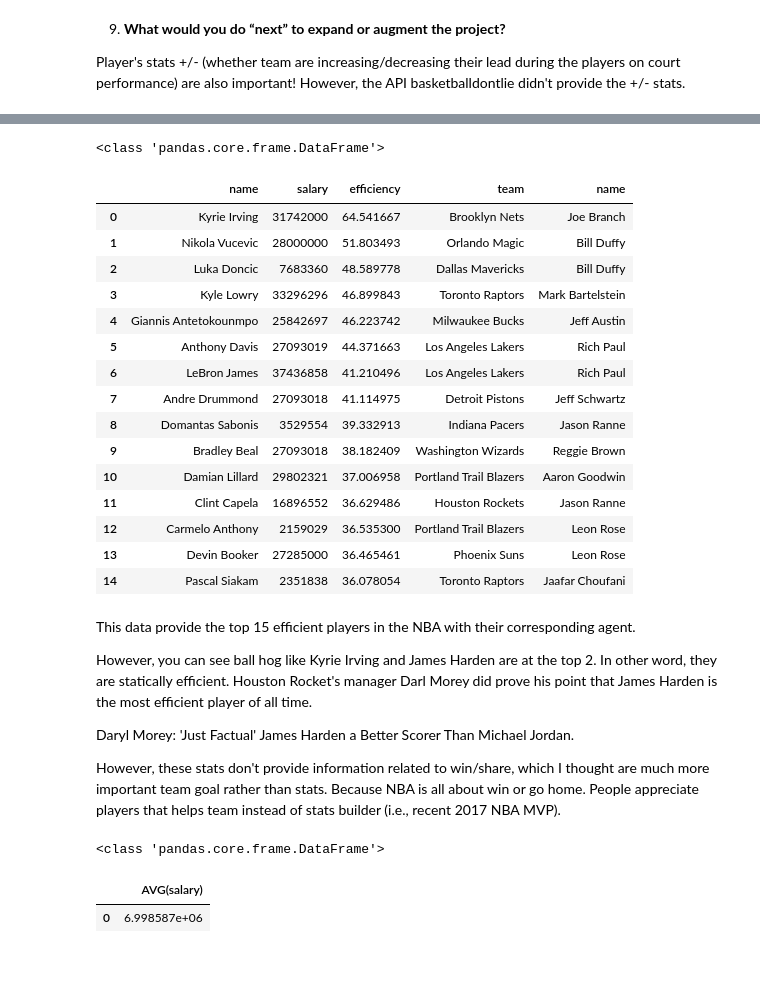
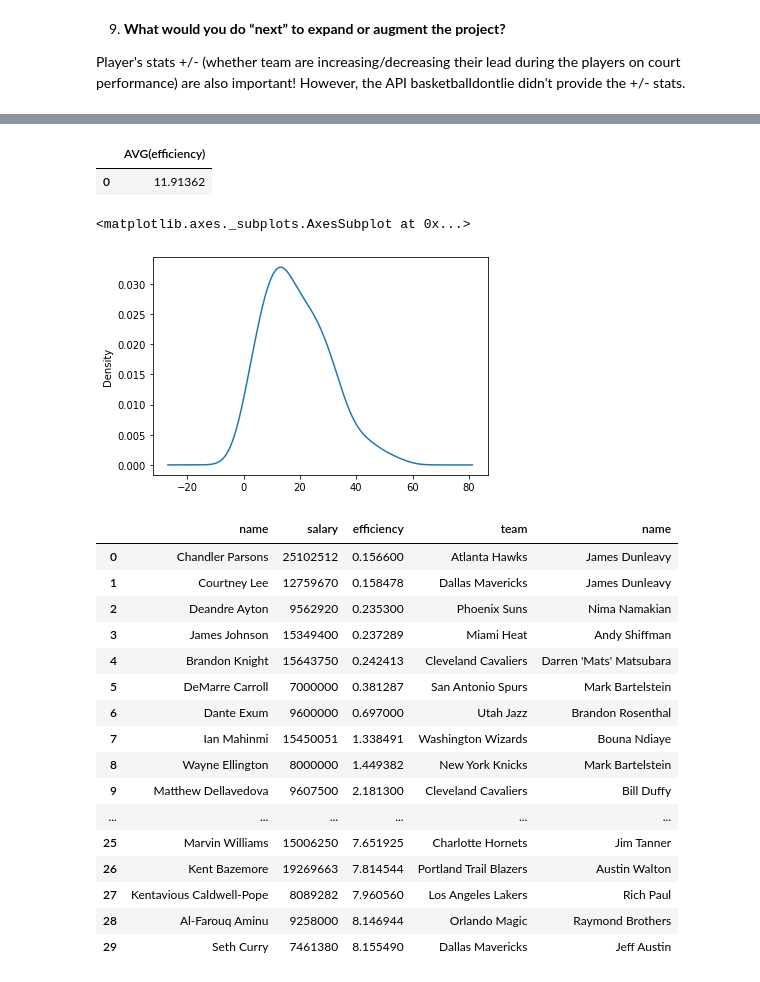
Before and after one commit to my9143434/NBA_salary_static, a Jupyter notebook: yiting_lin.ipynb, the cells around one changed output, grey strips where cells are left out. Drawn from its saved outputs; the diff is of its cells as text; code cells hidden in the pictures.

```diff
--- a/yiting_lin.ipynb
+++ b/yiting_lin.ipynb
@@ -52,43 +118,34 @@ Player's stats +/- (whether team are increasing/decreasing their lead during the
+# %%
+df = pd.read_sql_query("SELECT AVG(efficiency) FROM Players", db_control)
+df.head(1)
+# %% [output]
+|  | AVG(efficiency) |
+| 0 | 11.91362 |
+# %%
+df = pd.read_sql_query("SELECT p.salary, p.efficiency FROM Players as p WHERE games_played >19 AND salary > (6.998587e+06)", db_control)
+efficiency_density = df['efficiency'].plot(kind='kde')
+efficiency_density
+# %% [output]
+<matplotlib.axes._subplots.AxesSubplot at 0x...>
+[figure, added]
 # %%
-import sqlite3
-import pandas as pd
-
-db_control = sqlite3.connect('nba.db')
-
-df = pd.read_sql_query("SELECT p.name, p.salary, p.efficiency, p.team, a.name FROM Players as p JOIN Agents as a WHERE games_played > 10 AND a.id = p.agents_id ORDER BY efficiency DESC ", db_control)
-print(type(df))
-df.head(15)
+df = pd.read_sql_query("SELECT p.name, p.salary, p.efficiency, p.team, a.name FROM Players as p JOIN Agents as a WHERE games_played > 10 AND a.id = p.agents_id AND salary > (6.998587e+06) ORDER BY efficiency ASC ", db_control)
+df.head(30)
 # %% [output]
-<class 'pandas.core.frame.DataFrame'>
 |  | name | salary | efficiency | team | name |
-| 0 | Kyrie Irving | 31742000 | 64.541667 | Brooklyn Nets | Joe Branch |
-| 1 | Nikola Vucevic | 28000000 | 51.803493 | Orlando Magic | Bill Duffy |
-| 2 | Luka Doncic | 7683360 | 48.589778 | Dallas Mavericks | Bill Duffy |
-| 3 | Kyle Lowry | 33296296 | 46.899843 | Toronto Raptors | Mark Bartelstein |
-| 4 | Giannis Antetokounmpo | 25842697 | 46.223742 | Milwaukee Bucks | Jeff Austin |
-| 5 | Anthony Davis | 27093019 | 44.371663 | Los Angeles Lakers | Rich Paul |
-| 6 | LeBron James | 37436858 | 41.210496 | Los Angeles Lakers | Rich Paul |
-| 7 | Andre Drummond | 27093018 | 41.114975 | Detroit Pistons | Jeff Schwartz |
-| 8 | Domantas Sabonis | 3529554 | 39.332913 | Indiana Pacers | Jason Ranne |
-| 9 | Bradley Beal | 27093018 | 38.182409 | Washington Wizards | Reggie Brown |
-| 10 | Damian Lillard | 29802321 | 37.006958 | Portland Trail Blazers | Aaron Goodwin |
-| 11 | Clint Capela | 16896552 | 36.629486 | Houston Rockets | Jason Ranne |
-| 12 | Carmelo Anthony | 2159029 | 36.535300 | Portland Trail Blazers | Leon Rose |
-| 13 | Devin Booker | 27285000 | 36.465461 | Phoenix Suns | Leon Rose |
-| 14 | Pascal Siakam | 2351838 | 36.078054 | Toronto Raptors | Jaafar Choufani |
+| 0 | Chandler Parsons | 25102512 | 0.156600 | Atlanta Hawks | James Dunleavy |
+| 1 | Courtney Lee | 12759670 | 0.158478 | Dallas Mavericks | James Dunleavy |
+| 2 | Deandre Ayton | 9562920 | 0.235300 | Phoenix Suns | Nima Namakian |
+| 3 | James Johnson | 15349400 | 0.237289 | Miami Heat | Andy Shiffman |
+| 4 | Brandon Knight | 15643750 | 0.242413 | Cleveland Cavaliers | Darren 'Mats' Matsubara |
+| 5 | DeMarre Carroll | 7000000 | 0.381287 | San Antonio Spurs | Mark Bartelstein |
+| 6 | Dante Exum | 9600000 | 0.697000 | Utah Jazz | Brandon Rosenthal |
+| 7 | Ian Mahinmi | 15450051 | 1.338491 | Washington Wizards | Bouna Ndiaye |
+| 8 | Wayne Ellington | 8000000 | 1.449382 | New York Knicks | Mark Bartelstein |
+| 9 | Matthew Dellavedova | 9607500 | 2.181300 | Cleveland Cavaliers | Bill Duffy |
+| ... | ... | ... | ... | ... | ... |
+| 25 | Marvin Williams | 15006250 | 7.651925 | Charlotte Hornets | Jim Tanner |
+| 26 | Kent Bazemore | 19269663 | 7.814544 | Portland Trail Blazers | Austin Walton |
+| 27 | Kentavious Caldwell-Pope | 8089282 | 7.960560 | Los Angeles Lakers | Rich Paul |
+| 28 | Al-Farouq Aminu | 9258000 | 8.146944 | Orlando Magic | Raymond Brothers |
+| 29 | Seth Curry | 7461380 | 8.155490 | Dallas Mavericks | Jeff Austin |
-# %% [markdown]
-This data provide the top 15 efficient players in the NBA with their corresponding agent.
-
-However, you can see ball hog like Kyrie Irving and James Harden are at the top 2. In other word, they are statically efficient. Houston Rocket's manager Darl Morey did prove his point that James Harden is the most efficient player of all time.
-
-Daryl Morey: 'Just Factual' James Harden a Better Scorer Than Michael Jordan.
-
-However, these stats don't provide information related to win/share, which I thought are much more important team goal rather than stats. Because NBA is all about win or go home. People appreciate players that helps team instead of stats builder (i.e., recent 2017 NBA MVP).
-# %%
-df = pd.read_sql_query("SELECT AVG(salary) FROM Players", db_control)
-print(type(df))
-df.head(30)
-# %% [output]
-<class 'pandas.core.frame.DataFrame'>
-|  | AVG(salary) |
-| 0 | 6.998587e+06 |
```
Also changed, not shown: parts of 29 cells of this notebook, 2 other files.
